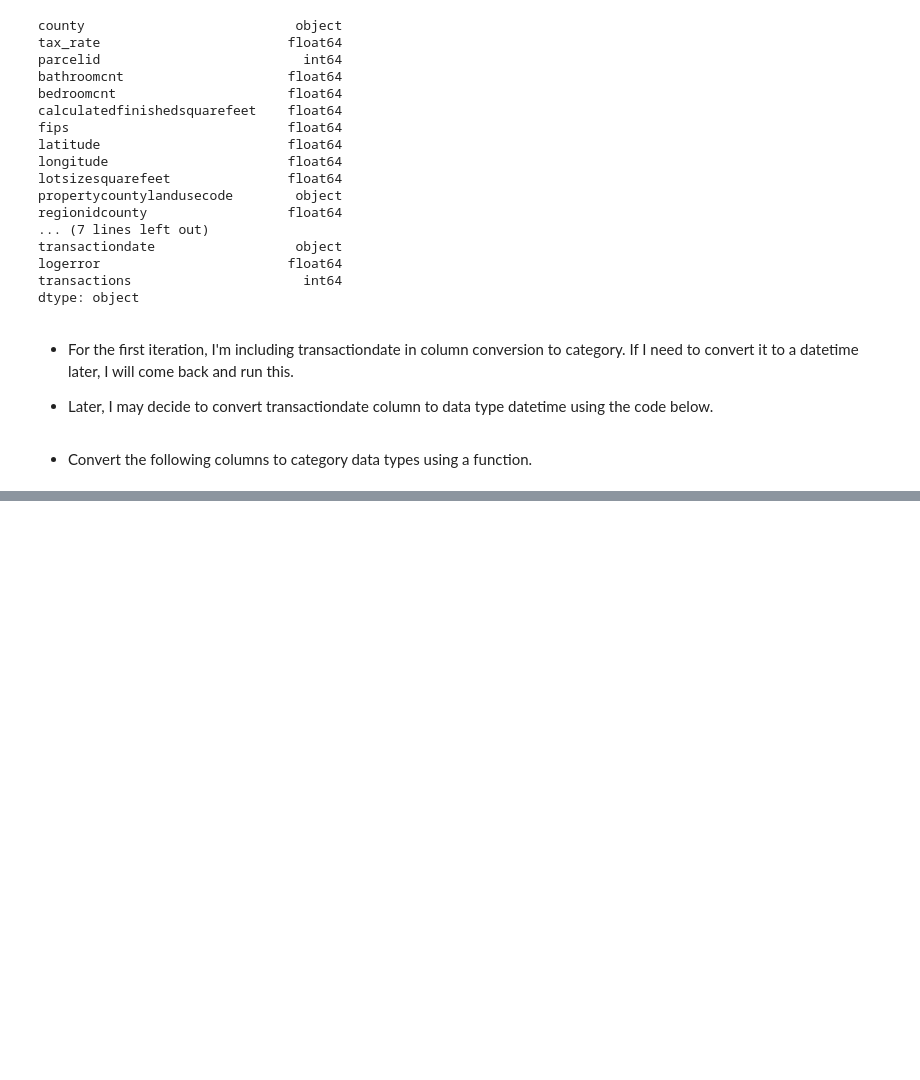
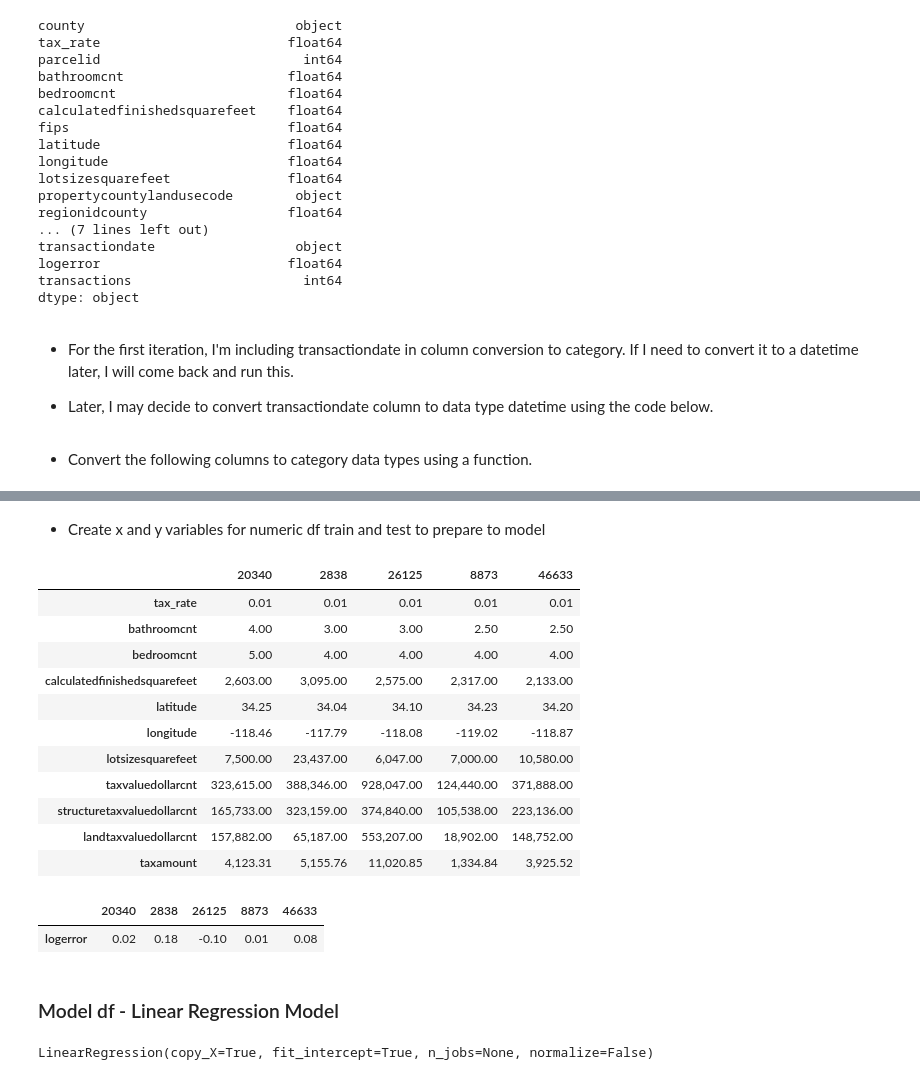
Before and after one commit to FJ-Zillow-Org/Zillow, a Jupyter notebook: faiths_zillow.ipynb, the cells around one changed output, grey strips where cells are left out. Drawn from its saved outputs; the diff is of its cells as text; code cells hidden in the pictures; blank space fills up the shorter version.

```diff
--- a/faiths_zillow.ipynb
+++ b/faiths_zillow.ipynb
@@ -274,0 +353,2 @@ cols = ["censustractandblock","county", "transactiondate",  "fips", "propertycou
+# %%
+df_nums_train = train.select_dtypes(exclude="category")
@@ -274,0 +361,4 @@ cols = ["censustractandblock","county", "transactiondate",  "fips", "propertycou
+# %% [markdown]
+- Create x and y variables for numeric df train and test to prepare to model
+# %%
+x_df_nums_train = df_nums_train.drop(columns="logerror")
@@ -274,0 +371,29 @@ cols = ["censustractandblock","county", "transactiondate",  "fips", "propertycou
+# %%
+x_df_nums_train.head().T
+# %% [output]
+|  | 20340 | 2838 | 26125 | 8873 | 46633 |
+| tax_rate | 0.01 | 0.01 | 0.01 | 0.01 | 0.01 |
+| bathroomcnt | 4.00 | 3.00 | 3.00 | 2.50 | 2.50 |
+| bedroomcnt | 5.00 | 4.00 | 4.00 | 4.00 | 4.00 |
+| calculatedfinishedsquarefeet | 2,603.00 | 3,095.00 | 2,575.00 | 2,317.00 | 2,133.00 |
+| latitude | 34.25 | 34.04 | 34.10 | 34.23 | 34.20 |
+| longitude | -118.46 | -117.79 | -118.08 | -119.02 | -118.87 |
+| lotsizesquarefeet | 7,500.00 | 23,437.00 | 6,047.00 | 7,000.00 | 10,580.00 |
+| taxvaluedollarcnt | 323,615.00 | 388,346.00 | 928,047.00 | 124,440.00 | 371,888.00 |
+| structuretaxvaluedollarcnt | 165,733.00 | 323,159.00 | 374,840.00 | 105,538.00 | 223,136.00 |
+| landtaxvaluedollarcnt | 157,882.00 | 65,187.00 | 553,207.00 | 18,902.00 | 148,752.00 |
+| taxamount | 4,123.31 | 5,155.76 | 11,020.85 | 1,334.84 | 3,925.52 |
+# %%
+y_df_nums_train.head().T
+# %% [output]
+|  | 20340 | 2838 | 26125 | 8873 | 46633 |
+| logerror | 0.02 | 0.18 | -0.10 | 0.01 | 0.08 |
+# %% [markdown]
+### Model df - Linear Regression Model
+# %%
+# create the LR object
+
+lm1 = LinearRegression()
+print(lm1)
+# %% [output]
+LinearRegression(copy_X=True, fit_intercept=True, n_jobs=None, normalize=False)
```
Also changed, not shown: parts of 25 cells of this notebook.
